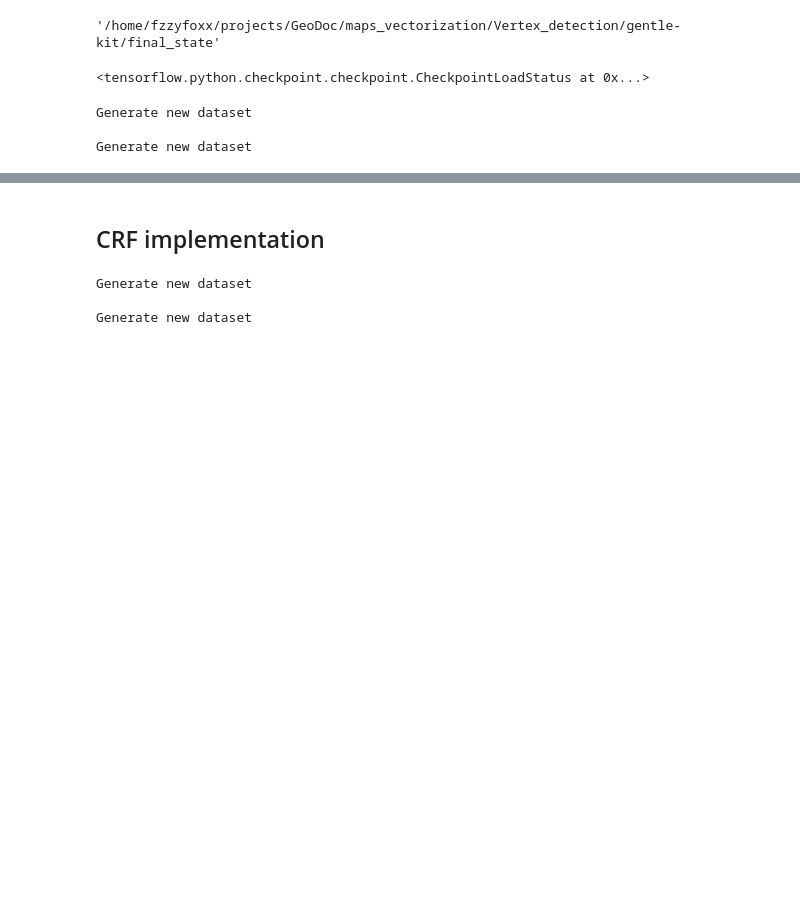
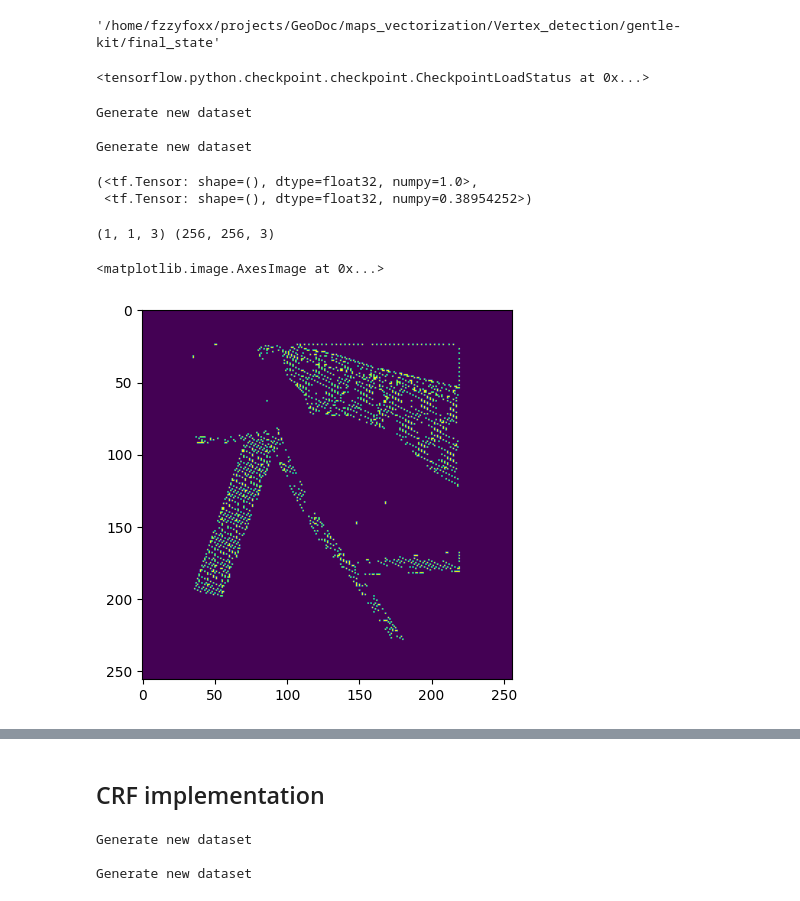
Before and after one commit to fzzyfoxx/resume, a Jupyter notebook: maps_vectorization/Vertex_detection/stages_flow.ipynb, the cells around one changed output, grey strips where cells are left out. Saved outputs shown, nothing was run; the diff lists cells and outputs as text; code cells hidden in the pictures; blank space fills up the shorter version.

```diff
--- a/maps_vectorization/Vertex_detection/stages_flow.ipynb
+++ b/maps_vectorization/Vertex_detection/stages_flow.ipynb
@@ -69,3 +76,18 @@ dg.new_dataset(from_saved=True, ds_path=f'../datasets/{dataset_name}', validatio
 Generate new dataset
 
 Generate new dataset
+# %%
+tf.reduce_max(diffs), tf.reduce_min(diffs)
+# %% [output]
+(<tf.Tensor: shape=(), dtype=float32, numpy=1.0>,
+ <tf.Tensor: shape=(), dtype=float32, numpy=0.38954252>)
+# %%
+px = features[1,50,tf.newaxis,150, tf.newaxis]
+img = features[1]
+print(px.shape, img.shape)
+similarity = 1-tf.reduce_mean(tf.abs(px-img), axis=-1, keepdims=True)
+plt.imshow(tf.where(similarity>0.9, 1.0, 0.0))
+# %% [output]
+(1, 1, 3) (256, 256, 3)
+<matplotlib.image.AxesImage at 0x...>
+[figure, added]
```
Also changed, not shown: parts of 5 cells of this notebook, 4 other files.
